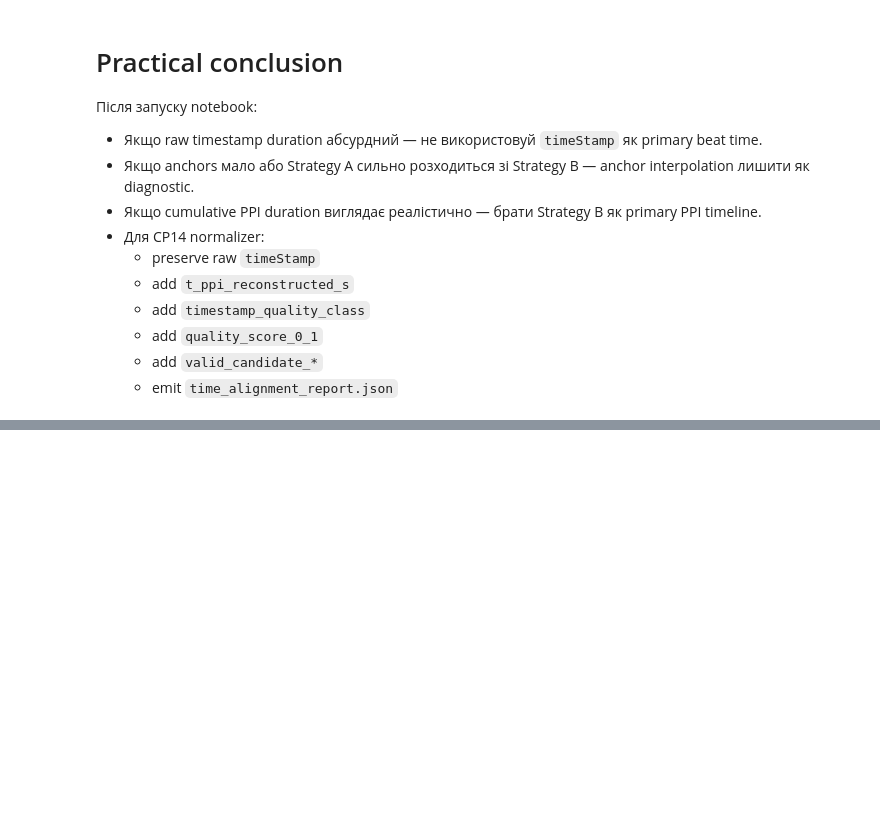
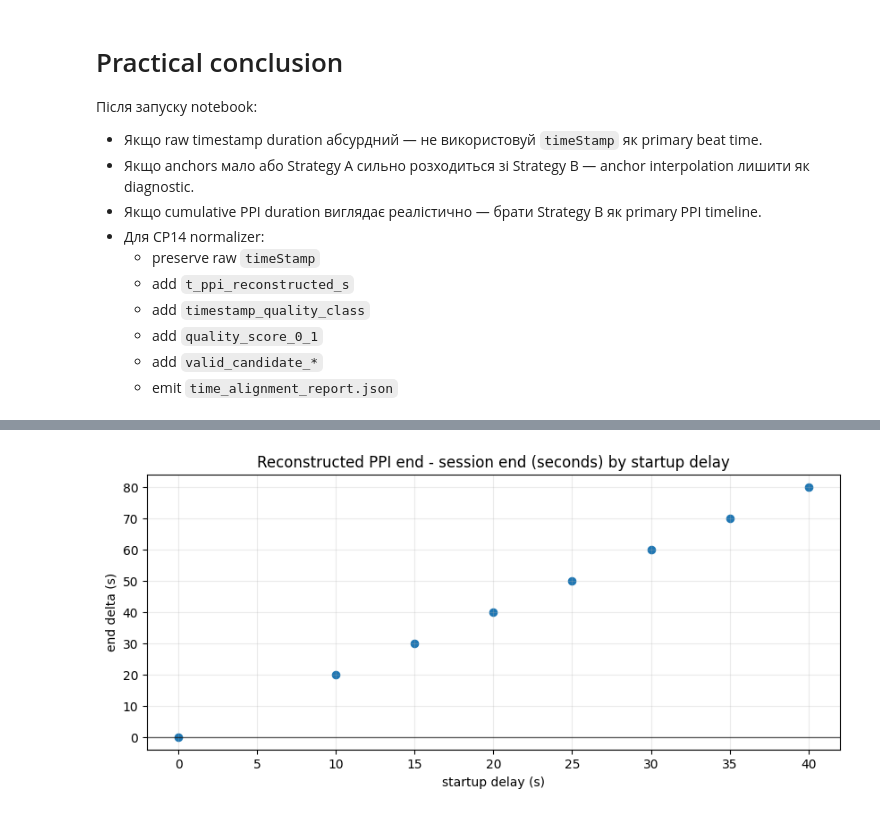
Before and after one commit to ponomarmax/homelab, a Jupyter notebook: notebooks/ppi_time_alignment_strategies.ipynb, the cells around one changed output, grey strips where cells are left out. Cells and saved outputs as stored; diff of their text form; code cells hidden in the pictures; blank space fills up the shorter version.

```diff
--- a/notebooks/ppi_time_alignment_strategies.ipynb
+++ b/notebooks/ppi_time_alignment_strategies.ipynb
@@ -21,16 +21,23 @@ import matplotlib.pyplot as plt
 
 warnings.filterwarnings("ignore")
 
-RAW_JSONL_PATH = Path(
-    "notebooks/data_cache/"
-    "session_id=a3b4f7a4-c810-4e7a-8152-e9a05dd32b1e/"
-    "data/wearable/raw/user_id=2/source=polar_verity_sense/date=2026-05-06/"
-    "session_id=a3b4f7a4-c810-4e7a-8152-e9a05dd32b1e/streams/ppi/chunks.jsonl"
-)
+SESSION_ID = 'a3b4f7a4-c810-4e7a-8152-e9a05dd32b1e'
 
-print("Default path:")
+def resolve_raw_jsonl_path(session_id: str) -> Path:
+    candidates = [
+        Path('notebooks/data_cache') / f'session_id={session_id}' / 'data/wearable/raw/user_id=2/source=polar_verity_sense/date=2026-05-06' / f'session_id={session_id}' / 'streams/ppi/chunks.jsonl',
+        Path('notebooks/notebooks/data_cache') / f'session_id={session_id}' / 'data/wearable/raw/user_id=2/source=polar_verity_sense/date=2026-05-06' / f'session_id={session_id}' / 'streams/ppi/chunks.jsonl',
+    ]
+    for c in candidates:
+        if c.exists():
+            return c
+    raise FileNotFoundError(f'RAW JSONL not found for session {session_id}. Checked: {candidates}')
+
+RAW_JSONL_PATH = resolve_raw_jsonl_path(SESSION_ID)
+
+print('Default path:')
 print(RAW_JSONL_PATH)
-print("Exists:", RAW_JSONL_PATH.exists())
+print('Exists:', RAW_JSONL_PATH.exists())
 # %% [output]
 Default path:
 notebooks/data_cache/session_id=a3b4f7a4-c810-4e7a-8152-e9a05dd32b1e/data/wearable/raw/user_id=2/source=polar_verity_sense/date=2026-05-06/session_id=a3b4f7a4-c810-4e7a-8152-e9a05dd32b1e/streams/ppi/c ...
@@ -1033,0 +1259,17 @@ Exported to: /Users/maksymponomarenko/Documents/homelab/notebooks/ppi_time_align
+# %%
+# Quick visual: end alignment error vs startup delay
+import matplotlib.pyplot as plt
+plot_df = fit_df[fit_df['end_delta_s_recon_minus_session_end'].notna()].copy()
+if len(plot_df):
+    plt.figure(figsize=(10,4))
+    plt.scatter(plot_df['startup_delay_s'], plot_df['end_delta_s_recon_minus_session_end'], s=35)
+    plt.axhline(0, color='black', lw=1, alpha=0.6)
+    plt.title('Reconstructed PPI end - session end (seconds) by startup delay')
+    plt.xlabel('startup delay (s)')
+    plt.ylabel('end delta (s)')
+    plt.grid(alpha=0.25)
+    plt.show()
+else:
+    print('No session end hints available for delta plot')
+# %% [output]
+[figure, added]
```
Also changed, not shown: parts of 7 cells of this notebook, 5 other files.
